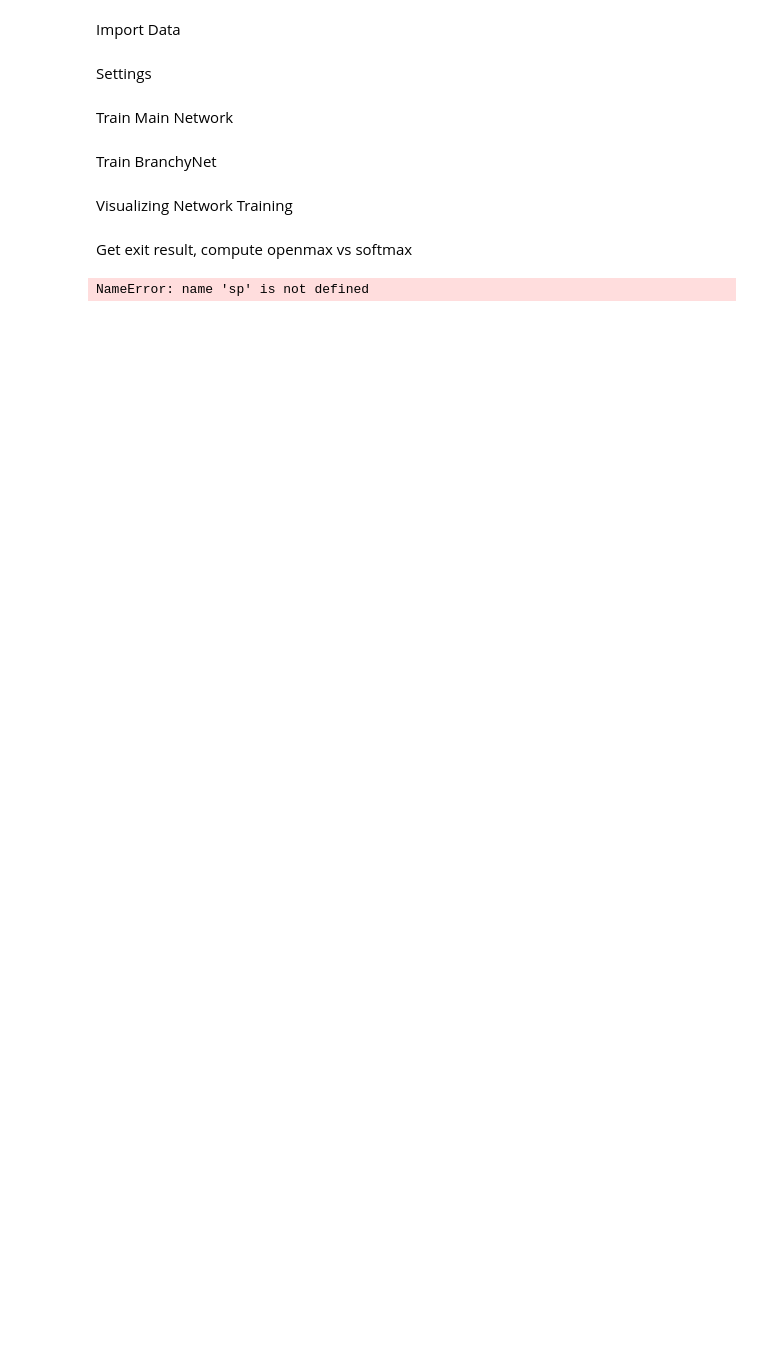
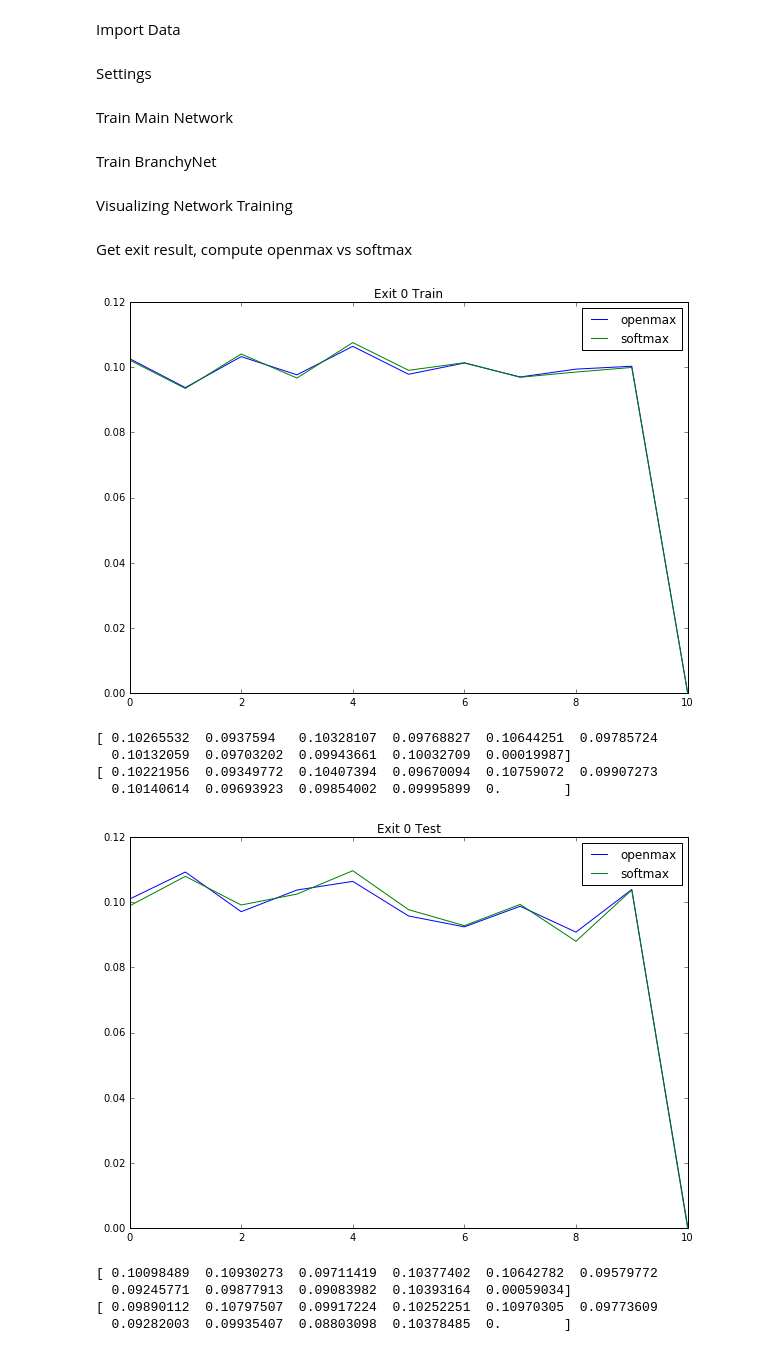
Before and after one commit to kunglab/branchynet, a Jupyter notebook: experiment_alex_cifar10_openmax.ipynb, the cells around one changed output. Cells and saved outputs as stored; diff of their text form; code cells hidden in the pictures; blank space fills up the shorter version.

Commit message:
Updated openmax -- fake data

```diff
--- a/experiment_alex_cifar10_openmax.ipynb
+++ b/experiment_alex_cifar10_openmax.ipynb
@@ -52,25 +52,41 @@ visualize.plot_layers(zip(*branch_loss), xlabel='Epochs', ylabel='Training Loss'
 visualize.plot_layers(zip(*branch_acc), xlabel='Epochs', ylabel='Training Accuracy')
 # %% [markdown]
 Get exit result, compute openmax vs softmax
+# %%
+import dill
+with open("_models/alexnet_cifar10.bn", "rb") as f:
+    branchyNet = dill.load(f)
 # %%
 import scipy as sp
 
 branchyNet.testing()
 branchyNet.to_cpu()
 
 from openmax.openmax import OpenMax, get_openmax_scores, plot_openmax_mean
 
+size = 5000
+
 for i, model in enumerate(branchyNet.models):
-    features_train = sp.expand_dims(model.test(x_train).data,1)
-    features_test = sp.expand_dims(model.test(x_test).data,1)
+    features_train = sp.expand_dims(model.test(x_train[:size]).data,1)
+    features_test = sp.expand_dims(model.test(x_test[:size]).data,1)
 
     openmax = OpenMax()
     openmax.fit(features_train)
 
     openmax_vs_train, softmax_vs_train = get_openmax_scores(features_train, openmax)
     openmax_vs_test, softmax_vs_test = get_openmax_scores(features_test, openmax)
 
     plot_openmax_mean(openmax_vs_train, softmax_vs_train, title='Exit {} Train'.format(i))
     plot_openmax_mean(openmax_vs_test, softmax_vs_test, title='Exit {} Test'.format(i))
+    break
 # %% [output]
+[figure, added]
-NameError: name 'sp' is not defined
+[ 0.10265532  0.0937594   0.10328107  0.09768827  0.10644251  0.09785724
+  0.10132059  0.09703202  0.09943661  0.10032709  0.00019987]
+[ 0.10221956  0.09349772  0.10407394  0.09670094  0.10759072  0.09907273
+  0.10140614  0.09693923  0.09854002  0.09995899  0.        ]
+[figure, added]
+[ 0.10098489  0.10930273  0.09711419  0.10377402  0.10642782  0.09579772
+  0.09245771  0.09877913  0.09083982  0.10393164  0.00059034]
+[ 0.09890112  0.10797507  0.09917224  0.10252251  0.10970305  0.09773609
+  0.09282003  0.09935407  0.08803098  0.10378485  0.        ]
```
Also changed, not shown: parts of 8 cells of this notebook, 2 other files.
